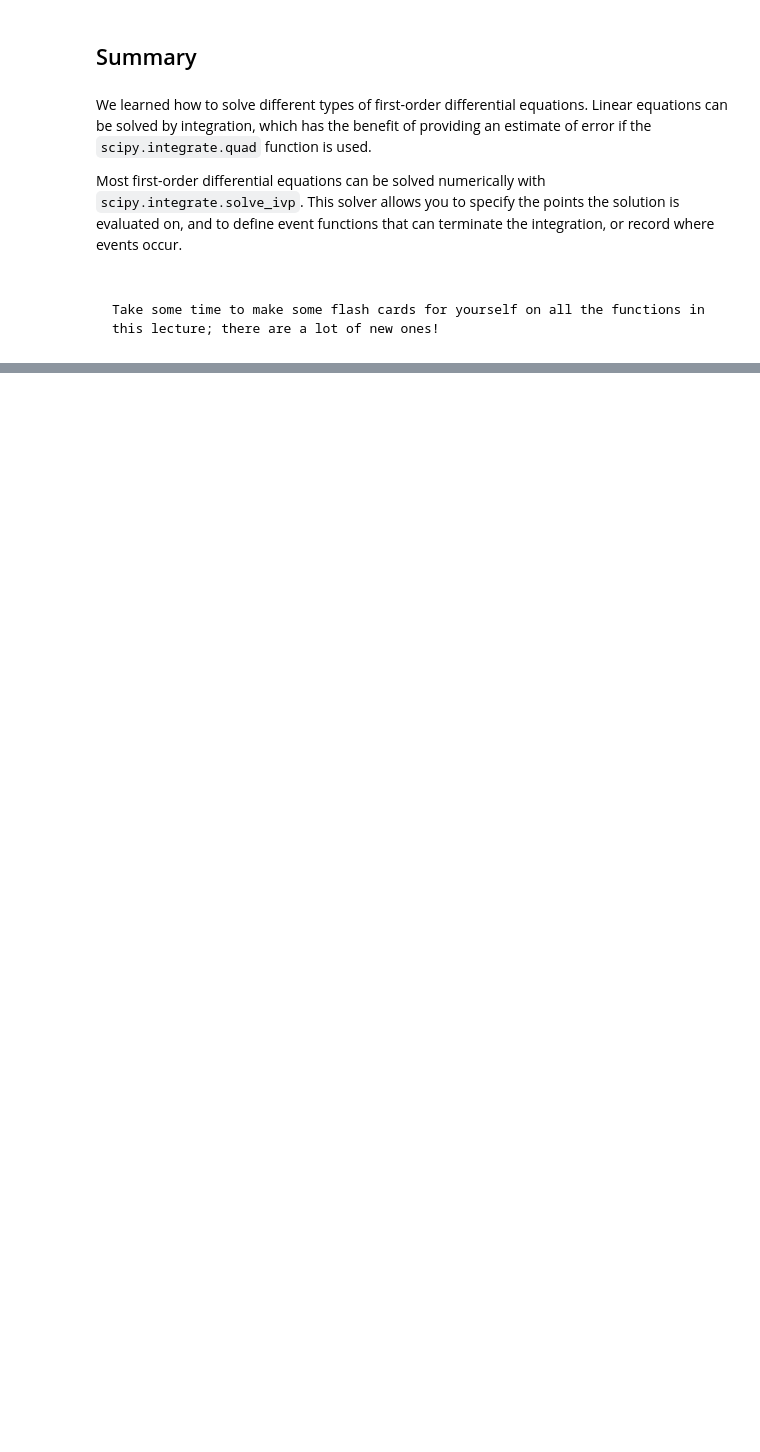
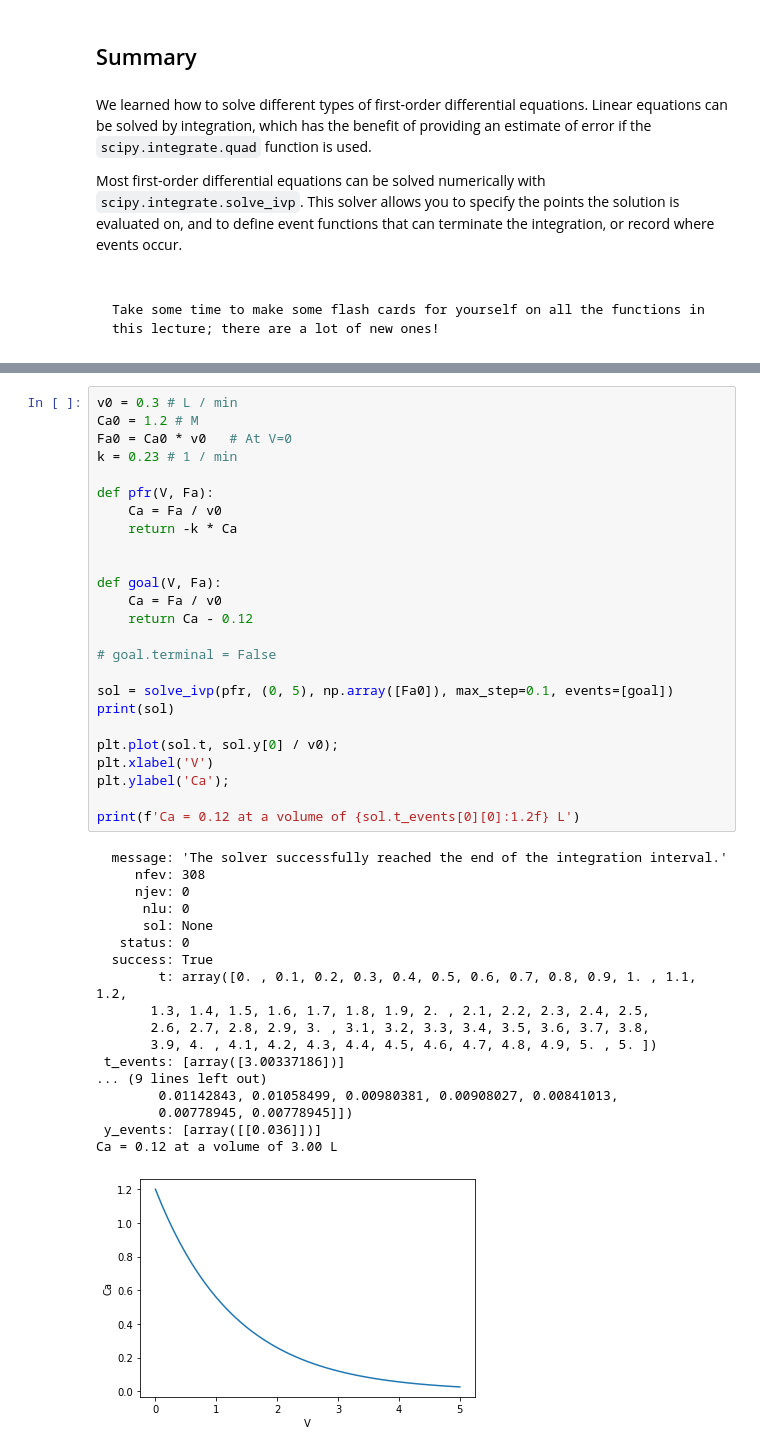
Before and after one commit to Steel-Bank-codespaces/f22-06623, a Jupyter notebook: lectures/03-fode-1/03-fode-1.ipynb, the cells around one changed output, grey strips where cells are left out. Saved outputs shown, nothing was run; the diff lists cells and outputs as text; blank space fills up the shorter version.

```diff
--- a/lectures/03-fode-1/03-fode-1.ipynb
+++ b/lectures/03-fode-1/03-fode-1.ipynb
@@ -461,0 +597,44 @@ Take some time to make some flash cards for yourself on all the functions in thi
+# %%
+v0 = 0.3 # L / min
+Ca0 = 1.2 # M
+Fa0 = Ca0 * v0   # At V=0
+k = 0.23 # 1 / min
+
+def pfr(V, Fa):
+    Ca = Fa / v0
+    return -k * Ca
+
+
+def goal(V, Fa):
+    Ca = Fa / v0
+    return Ca - 0.12
+
+# goal.terminal = False
+
+sol = solve_ivp(pfr, (0, 5), np.array([Fa0]), max_step=0.1, events=[goal])
+print(sol)
+
+plt.plot(sol.t, sol.y[0] / v0);
+plt.xlabel('V')
+plt.ylabel('Ca');
+
+print(f'Ca = 0.12 at a volume of {sol.t_events[0][0]:1.2f} L')
+# %% [output]
+  message: 'The solver successfully reached the end of the integration interval.'
+     nfev: 308
+     njev: 0
+      nlu: 0
+      sol: None
+   status: 0
+  success: True
+        t: array([0. , 0.1, 0.2, 0.3, 0.4, 0.5, 0.6, 0.7, 0.8, 0.9, 1. , 1.1, 1.2,
+       1.3, 1.4, 1.5, 1.6, 1.7, 1.8, 1.9, 2. , 2.1, 2.2, 2.3, 2.4, 2.5,
+       2.6, 2.7, 2.8, 2.9, 3. , 3.1, 3.2, 3.3, 3.4, 3.5, 3.6, 3.7, 3.8,
+       3.9, 4. , 4.1, 4.2, 4.3, 4.4, 4.5, 4.6, 4.7, 4.8, 4.9, 5. , 5. ])
+ t_events: [array([3.00337186])]
+... (9 lines left out)
+        0.01142843, 0.01058499, 0.00980381, 0.00908027, 0.00841013,
+        0.00778945, 0.00778945]])
+ y_events: [array([[0.036]])]
+Ca = 0.12 at a volume of 3.00 L
+[figure, added]
```
Also changed, not shown: parts of 40 cells of this notebook.
